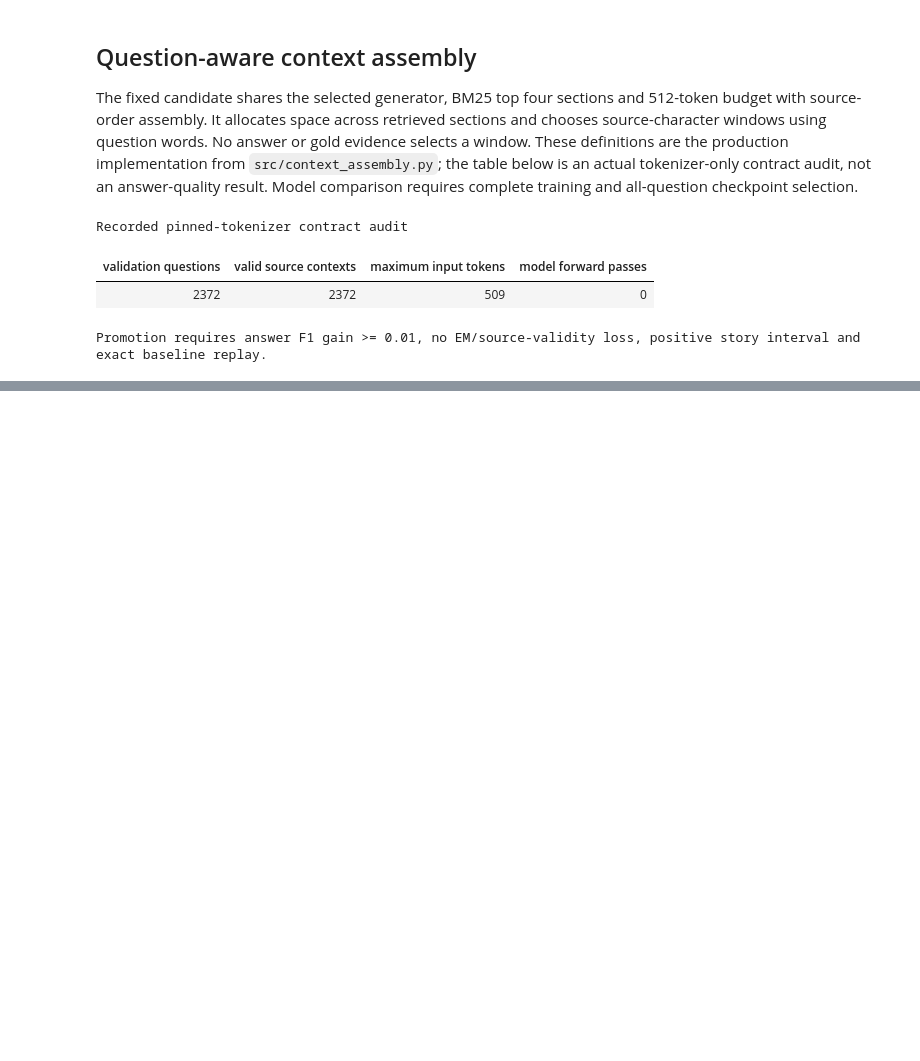
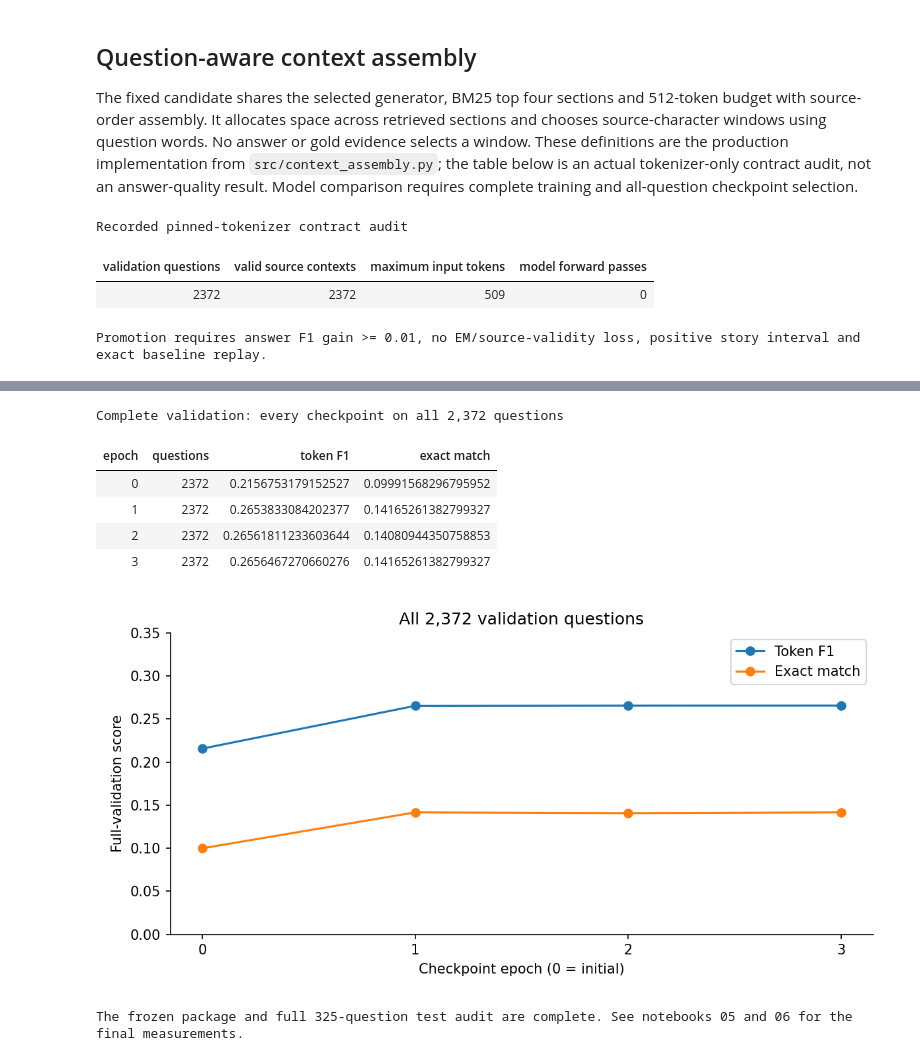
Before and after one commit to Ayano123587/thematic-literature-rag, a Jupyter notebook: notebooks/00_main_literature_rag.ipynb, the cells around one changed output, grey strips where cells are left out. Saved outputs shown, nothing was run; the diff lists cells and outputs as text; code cells hidden in the pictures; blank space fills up the shorter version.

```diff
--- a/notebooks/00_main_literature_rag.ipynb
+++ b/notebooks/00_main_literature_rag.ipynb
@@ -4028,0 +4275,23 @@ Promotion requires answer F1 gain >= 0.01, no EM/source-validity loss, positive
+# %%
+validation = read_json("docs/full-generator-validation.json")
+assert validation["validation_questions"] == 2372
+assert all(row["validation"]["n"] == 2372 for row in validation["candidates"])
+assert {row["epoch"] for row in validation["candidates"]} == {0, 1, 2, 3}
+table(
+    [{"epoch": row["epoch"], "questions": row["validation"]["n"],
+      "token F1": row["validation"]["f1"], "exact match": row["validation"]["em"]}
+     for row in validation["candidates"]],
+    ["epoch", "questions", "token F1", "exact match"],
+    "Complete validation: every checkpoint on all 2,372 questions",
+)
+display(Image(filename=str(ROOT / "assets/plots/full-generator-validation.png")))
+print("The frozen package and full 325-question test audit are complete. See notebooks 05 and 06 for the final measurements.")
+# %% [output]
+Complete validation: every checkpoint on all 2,372 questions
+| epoch | questions | token F1 | exact match |
+| 0 | 2372 | 0.2156753179152527 | 0.09991568296795952 |
+| 1 | 2372 | 0.2653833084202377 | 0.14165261382799327 |
+| 2 | 2372 | 0.26561811233603644 | 0.14080944350758853 |
+| 3 | 2372 | 0.2656467270660276 | 0.14165261382799327 |
+[figure, added]
+The frozen package and full 325-question test audit are complete. See notebooks 05 and 06 for the final measurements.
```
Also changed, not shown: parts of 3 cells of this notebook, 23 other files.
